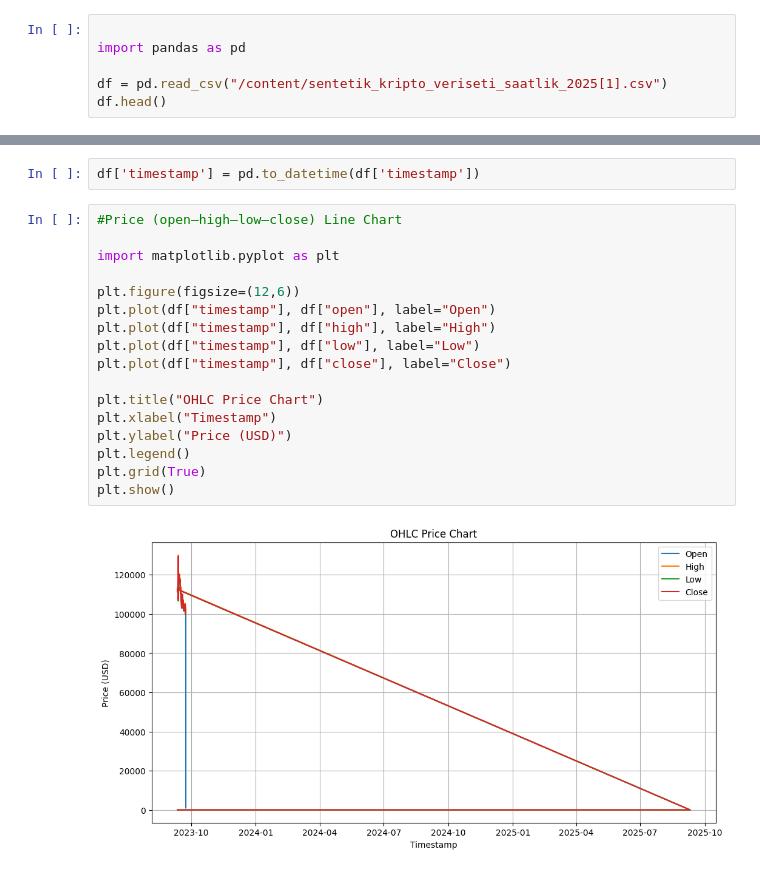
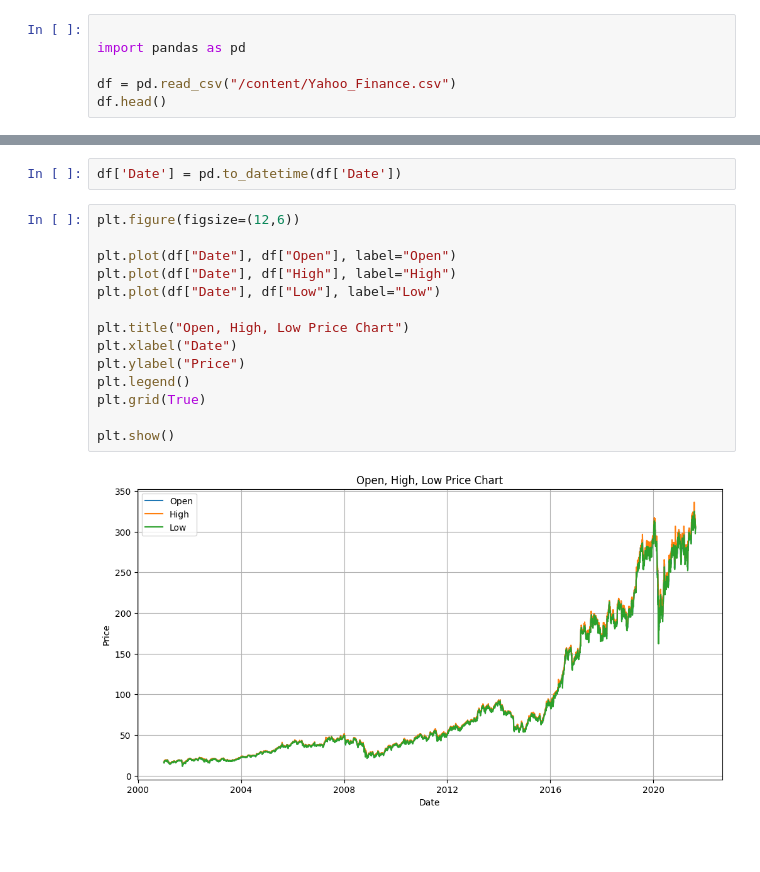
Before and after one commit to Yashgowda05/Yashu_Crypto-Volatility, a Jupyter notebook: a1.ipynb, the cells around one changed output, grey strips where cells are left out. Cells and saved outputs as stored; diff of their text form; blank space fills up the shorter version.

```diff
--- a/a1.ipynb
+++ b/a1.ipynb
@@ -4,6 +4,6 @@
 
 import pandas as pd
 
-df = pd.read_csv("/content/sentetik_kripto_veriseti_saatlik_2025[1].csv")
+df = pd.read_csv("/content/Yahoo_Finance.csv")
 df.head()
 # %% [output]
@@ -16,21 +16,18 @@ df.head()
 # %%
-df['timestamp'] = pd.to_datetime(df['timestamp'])
+df['Date'] = pd.to_datetime(df['Date'])
 # %%
-#Price (open–high–low–close) Line Chart
+plt.figure(figsize=(12,6))
 
-import matplotlib.pyplot as plt
+plt.plot(df["Date"], df["Open"], label="Open")
+plt.plot(df["Date"], df["High"], label="High")
+plt.plot(df["Date"], df["Low"], label="Low")
 
-plt.figure(figsize=(12,6))
-plt.plot(df["timestamp"], df["open"], label="Open")
-plt.plot(df["timestamp"], df["high"], label="High")
-plt.plot(df["timestamp"], df["low"], label="Low")
-plt.plot(df["timestamp"], df["close"], label="Close")
-
-plt.title("OHLC Price Chart")
-plt.xlabel("Timestamp")
-plt.ylabel("Price (USD)")
+plt.title("Open, High, Low Price Chart")
+plt.xlabel("Date")
+plt.ylabel("Price")
 plt.legend()
 plt.grid(True)
+
 plt.show()
 # %% [output]
-[figure, old version]
+[figure, new version]
```
Also changed, not shown: parts of 4 cells of this notebook.
